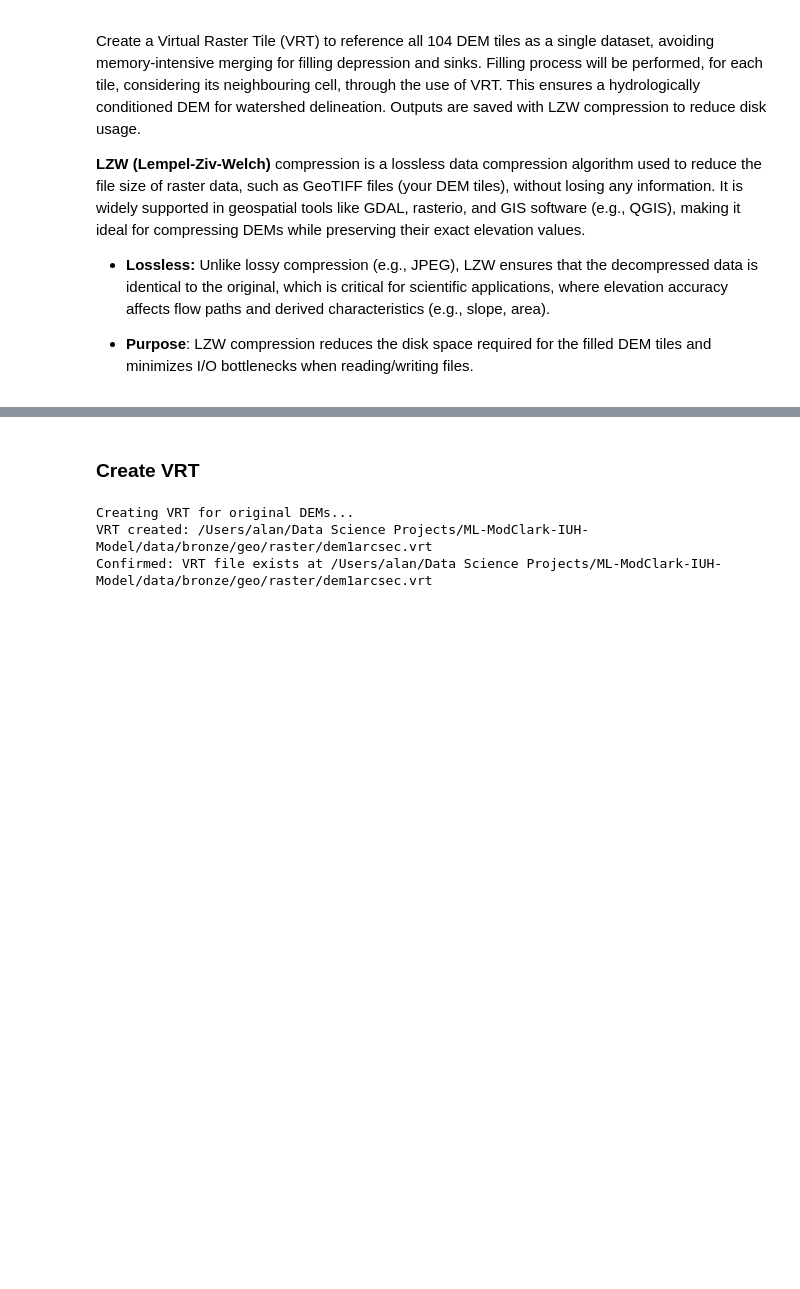
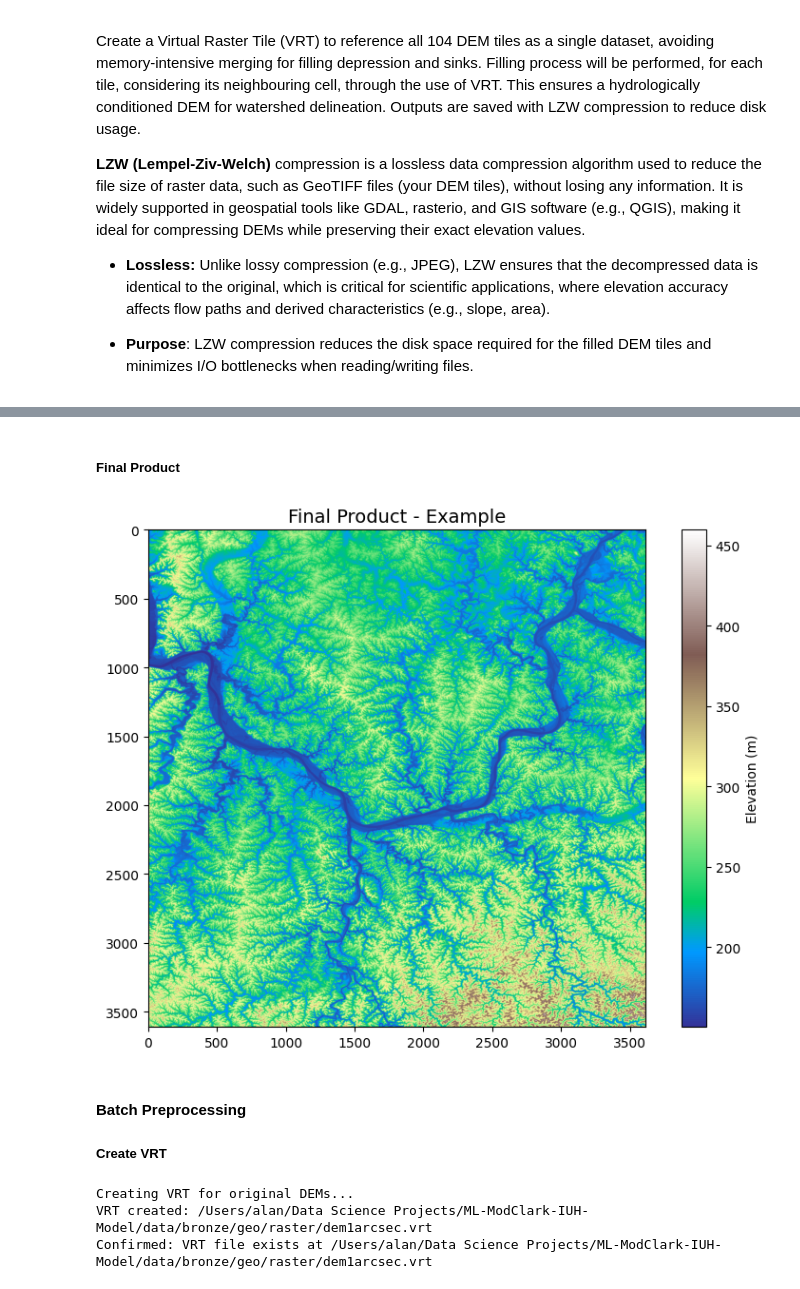
Before and after one commit to vpalvesalan/ML-ModClark-IUH-Model, a Jupyter notebook: notebooks/preprocessing/7_dem_preprocessing.ipynb, the cells around one changed output, grey strips where cells are left out. Saved outputs shown, nothing was run; the diff lists cells and outputs as text; code cells hidden in the pictures; blank space fills up the shorter version.

Commit message:
Add hydrological preprocessing pipeline

```diff
--- a/notebooks/preprocessing/7_dem_preprocessing.ipynb
+++ b/notebooks/preprocessing/7_dem_preprocessing.ipynb
@@ -104,5 +230,19 @@ Create a Virtual Raster Tile (VRT) to reference all 104 DEM tiles as a single da
+# %% [markdown]
+##### Final Product
+# %%
+# Plot the raw DEM
+fig, ax = plt.subplots(figsize=(8,6))
+fig.patch.set_alpha(0)
+
+plt.imshow(grid.view(inflated_dem), cmap='terrain', zorder=1)
+plt.colorbar(label='Elevation (m)')
+plt.title('Final Product - Example', size=14)
+plt.tight_layout()
+# %% [output]
+[figure, added]
 # %% [markdown]
-### Create VRT
+#### Batch Preprocessing
+##### Create VRT
 # %%
 # Create VRT for original DEMs
 dem_files = glob.glob(str(dem_dir / '*.tif'))
```
Also changed, not shown: parts of 37 cells of this notebook.
